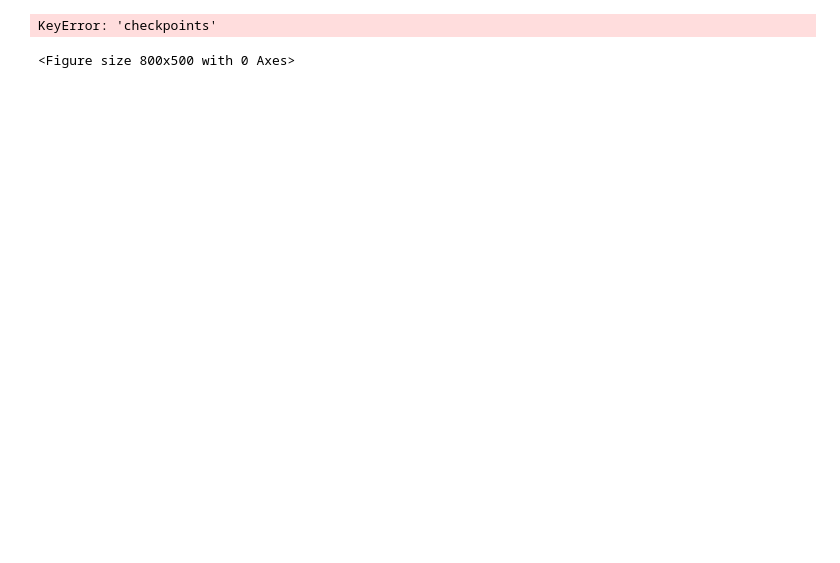
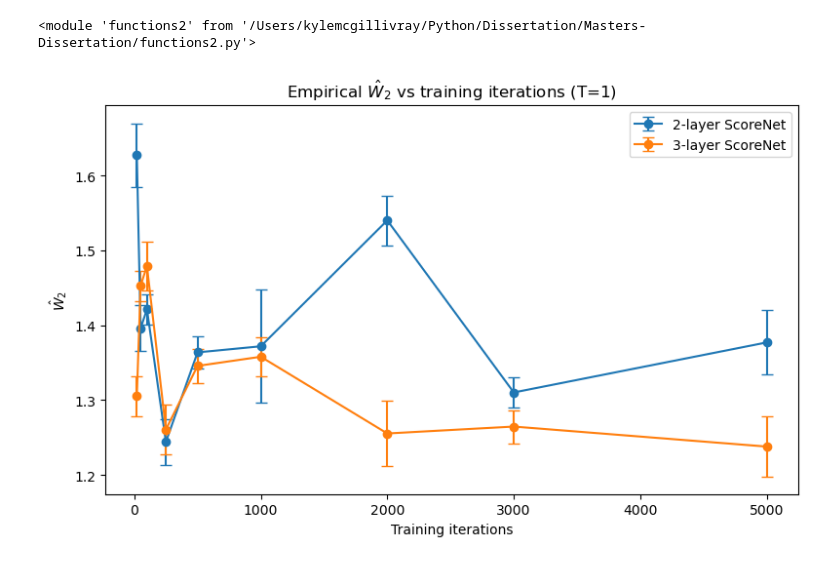
Before and after one commit to kylemcgillivray/Masters-Dissertation, a Jupyter notebook: display.ipynb, the cells around one changed output. Cells and saved outputs as stored; diff of their text form; code cells hidden in the pictures; blank space fills up the shorter version.

```diff
--- a/display.ipynb
+++ b/display.ipynb
@@ -2,9 +2,10 @@
 import importlib
 import functions2 as fct
 importlib.reload(fct)
-
-results_T2 = fct.load_results("outputs/results_T2.pt")
-fct.plot_W2_curve(results_T2, title_suffix="(T=2)")
 # %% [output]
-KeyError: 'checkpoints'
+<module 'functions2' from '/Users/kylemcgillivray/Python/Dissertation/Masters-Dissertation/functions2.py'>
-<Figure size 800x500 with 0 Axes>
+# %%
+results_T1 = fct.load_results("outputs/results_T1.pt")
+fct.plot_W2_curve(results_T1, title_suffix="(T=1)")
+# %% [output]
+[figure, added]
```
Also changed, not shown: parts of 3 cells of this notebook, 17 other files.
